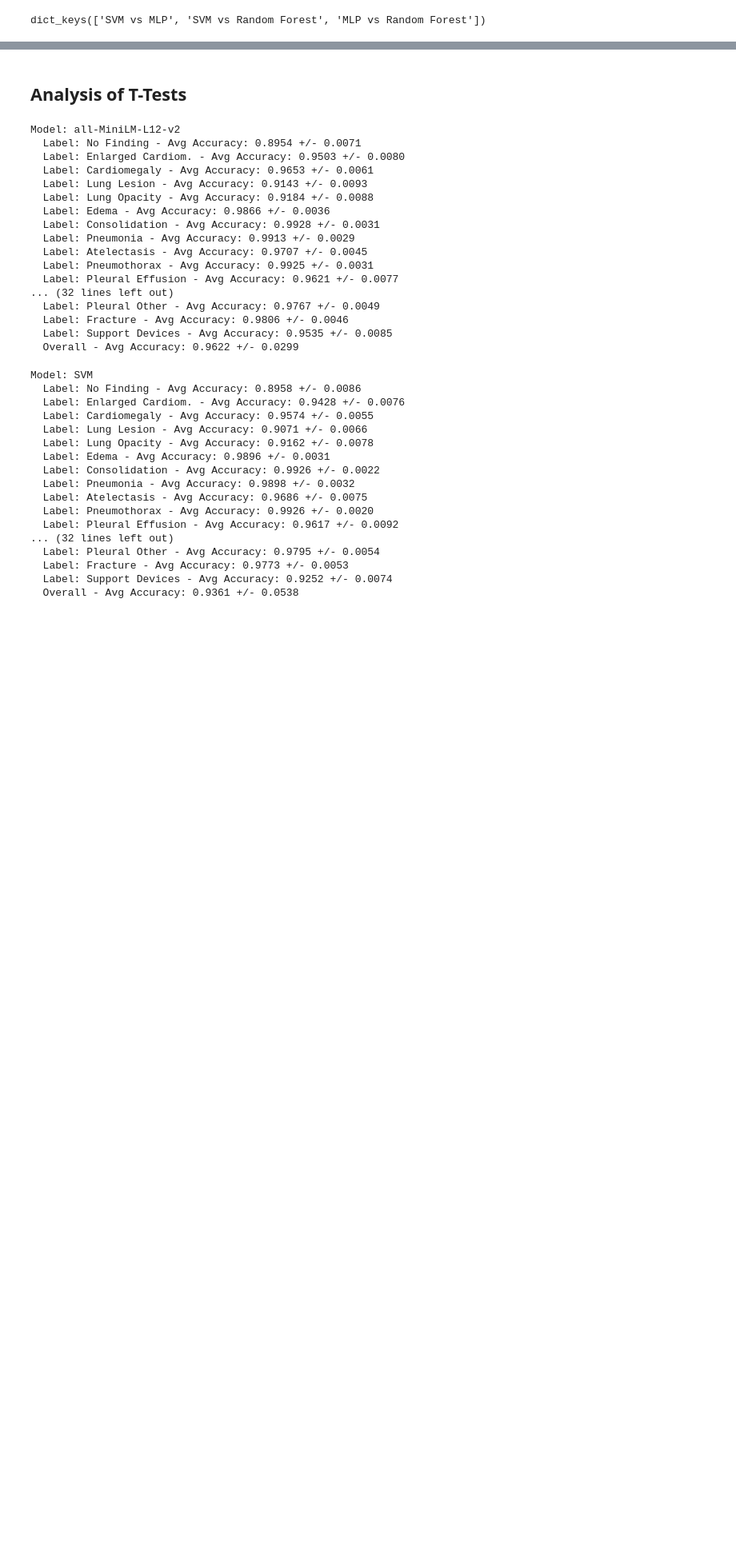
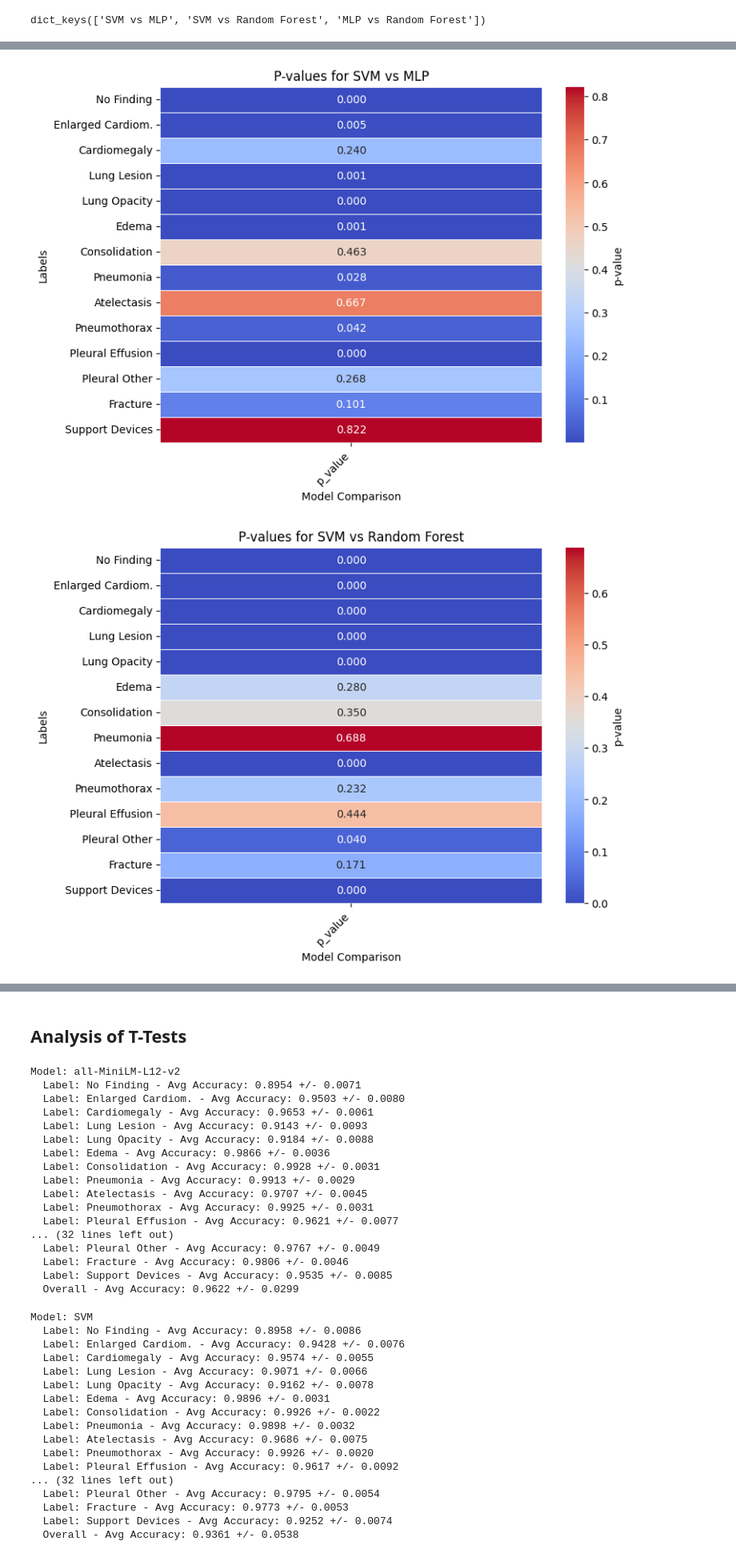
Before and after one commit to BioIntelligence-Lab/MedCruncher, a Jupyter notebook: medcrunchr_CXR_embedding.ipynb, the cells around one changed output, grey strips where cells are left out. Shown at 80% size. Cells and saved outputs as stored; diff of their text form; code cells hidden in the pictures; blank space fills up the shorter version.

Commit message:
Primed for T-Tests

```diff
--- a/medcrunchr_CXR_embedding.ipynb
+++ b/medcrunchr_CXR_embedding.ipynb
@@ -2499,3 +2707,8 @@ def visualize_t_test(t_test_results):
         plt.xticks(rotation=45, ha='right')
         plt.yticks(rotation=0)
         plt.show()
+# %%
+visualize_t_test(t_test_learning_models)
+# %% [output]
+[figure, added]
+[figure, added]
```
Also changed, not shown: parts of 26 cells of this notebook, 9 other files.
